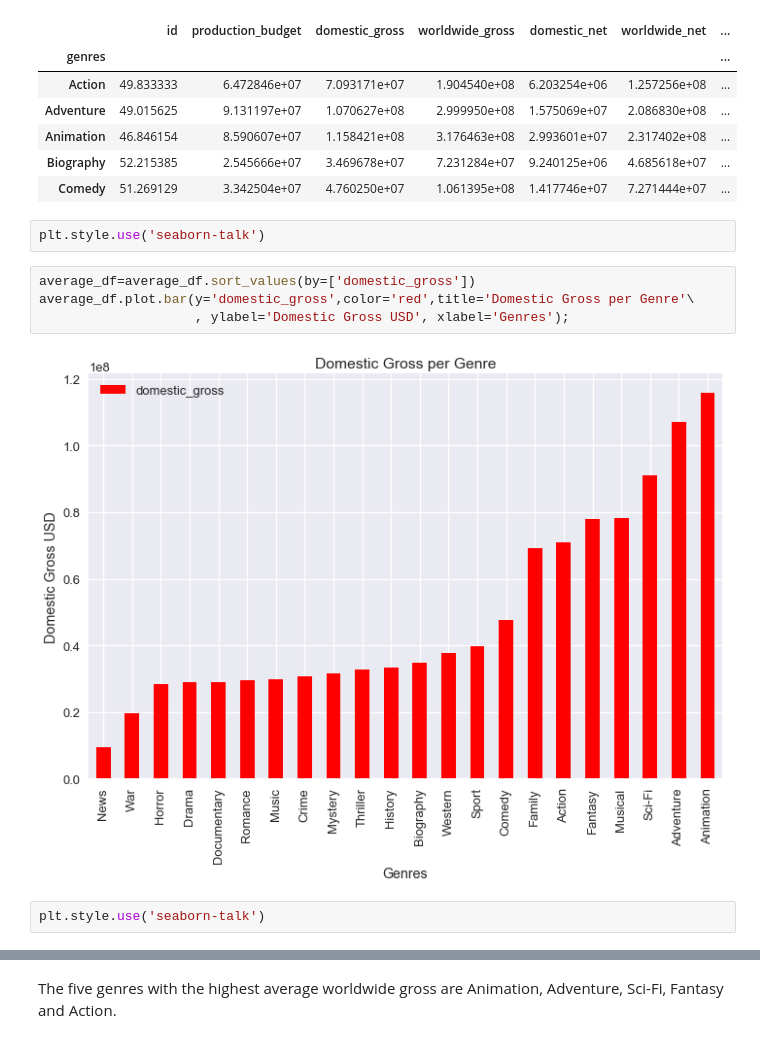
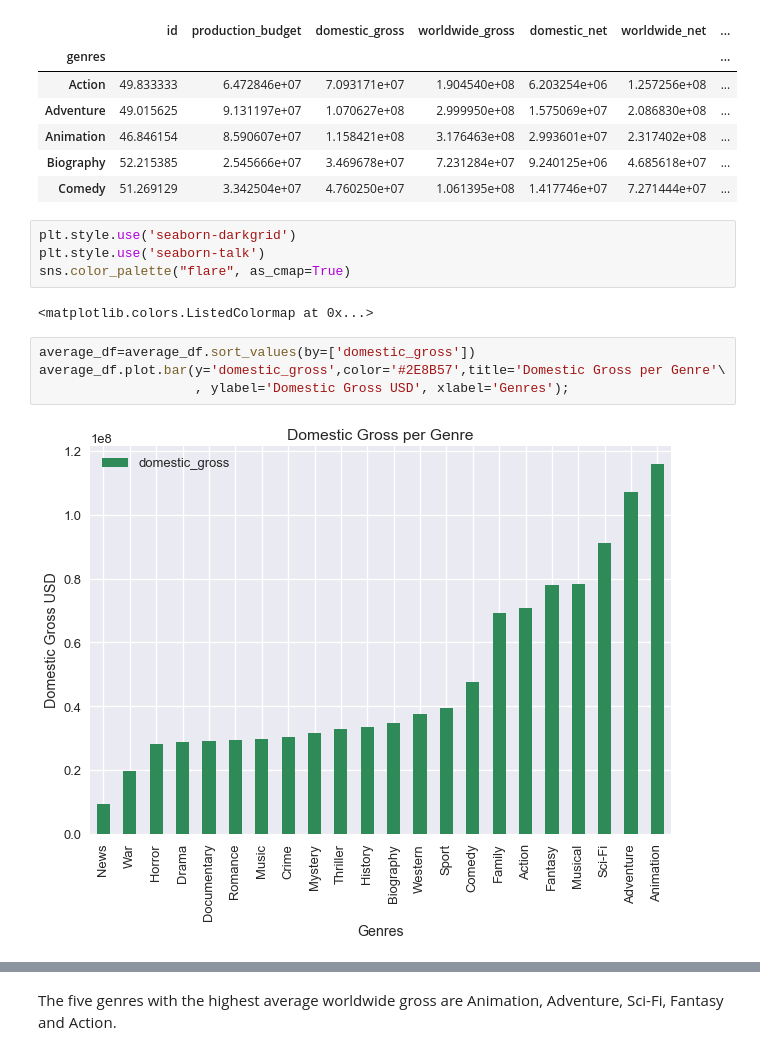
Before and after one commit to MNLKuzmin/dsc-project-genrestudy, a Jupyter notebook: A Genre Study first draft-skimmed down version.ipynb, the cells around one changed output, grey strips where cells are left out. Drawn from its saved outputs; the diff is of its cells as text.

Commit message:
Added final double graph

```diff
--- a/A Genre Study first draft-skimmed down version.ipynb
+++ b/A Genre Study first draft-skimmed down version.ipynb
@@ -372,14 +359,16 @@ average_df.head()
 | Biography | 52.215385 | 2.545666e+07 | 3.469678e+07 | 7.231284e+07 | 9.240125e+06 | 4.685618e+07 | ... |
 | Comedy | 51.269129 | 3.342504e+07 | 4.760250e+07 | 1.061395e+08 | 1.417746e+07 | 7.271444e+07 | ... |
 # %%
+plt.style.use('seaborn-darkgrid')
 plt.style.use('seaborn-talk')
+sns.color_palette("flare", as_cmap=True)
+# %% [output]
+<matplotlib.colors.ListedColormap at 0x...>
 # %%
 average_df=average_df.sort_values(by=['domestic_gross'])
-average_df.plot.bar(y='domestic_gross',color='red',title='Domestic Gross per Genre'\
+average_df.plot.bar(y='domestic_gross',color='#2E8B57',title='Domestic Gross per Genre'\
                     , ylabel='Domestic Gross USD', xlabel='Genres');
 # %% [output]
-[figure, old version]
+[figure, new version]
-# %%
-plt.style.use('seaborn-talk')
 # %%
 average_df=average_df.sort_values(by=['worldwide_gross'])
```
Also changed, not shown: parts of 26 cells of this notebook.
